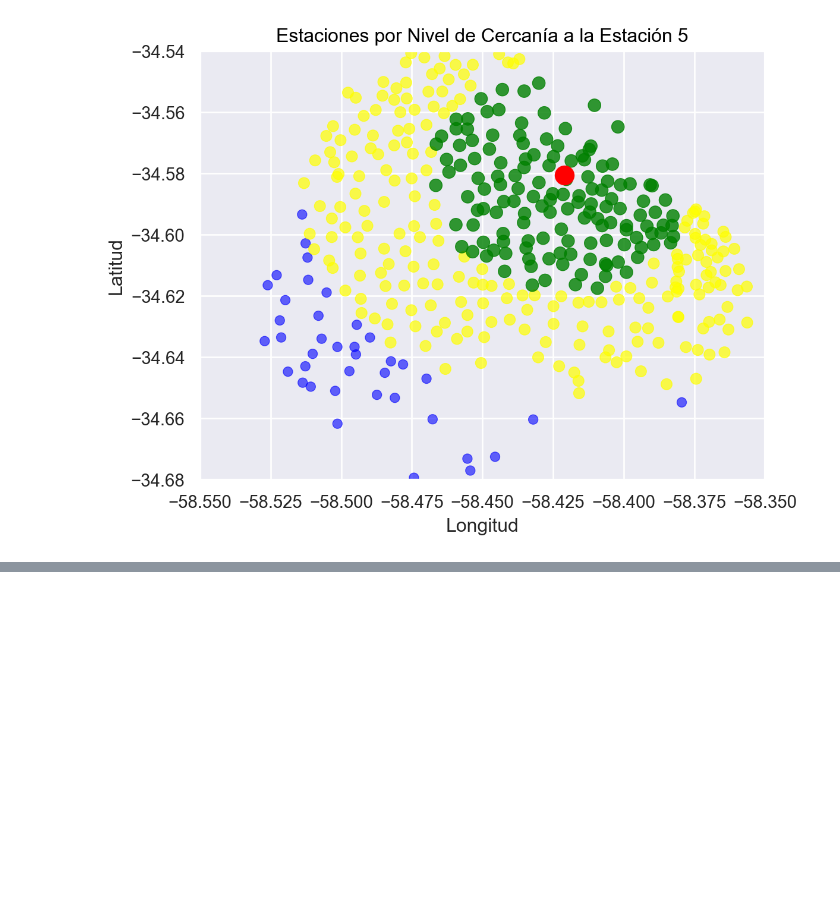
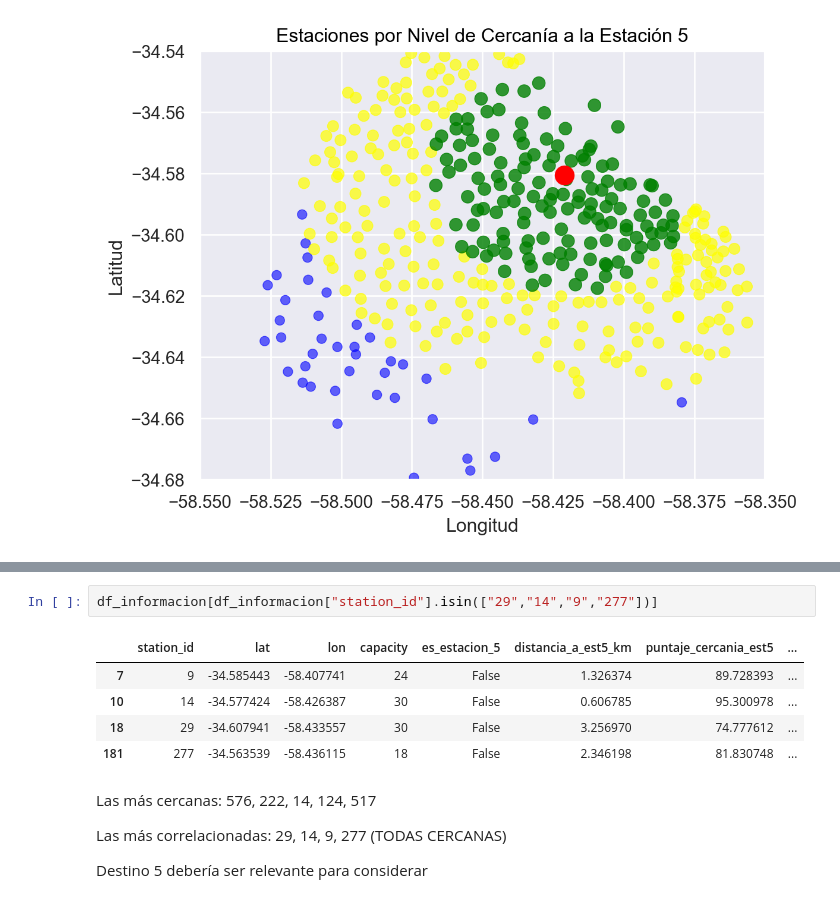
Before and after one commit to leonelifernandez12/labo_datos, a Jupyter notebook: tp1.ipynb, the cells around one changed output, grey strips where cells are left out. Saved outputs shown, nothing was run; the diff lists cells and outputs as text; blank space fills up the shorter version.

```diff
--- a/tp1.ipynb
+++ b/tp1.ipynb
@@ -1501,0 +1680,14 @@ display(top_3_cercanas[['station_id', 'lat', 'lon', 'puntaje_cercania_est5', 'et
+# %%
+df_informacion[df_informacion["station_id"].isin(["29","14","9","277"])]
+# %% [output]
+|  | station_id | lat | lon | capacity | es_estacion_5 | distancia_a_est5_km | puntaje_cercania_est5 | ... |
+| 7 | 9 | -34.585443 | -58.407741 | 24 | False | 1.326374 | 89.728393 | ... |
+| 10 | 14 | -34.577424 | -58.426387 | 30 | False | 0.606785 | 95.300978 | ... |
+| 18 | 29 | -34.607941 | -58.433557 | 30 | False | 3.256970 | 74.777612 | ... |
+| 181 | 277 | -34.563539 | -58.436115 | 18 | False | 2.346198 | 81.830748 | ... |
+# %% [markdown]
+Las más cercanas: 576, 222, 14, 124, 517
+
+Las más correlacionadas: 29, 14, 9, 277 (TODAS CERCANAS)
+
+Destino 5 debería ser relevante para considerar
```
Also changed, not shown: parts of 57 cells of this notebook, 1 other file.
